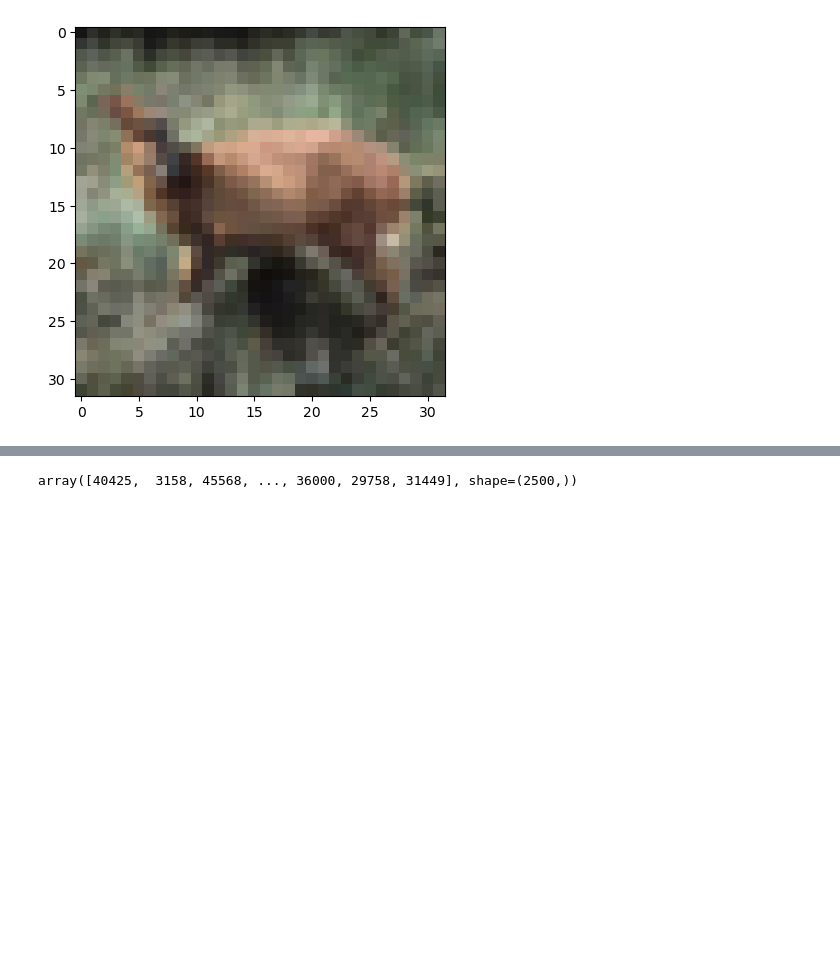
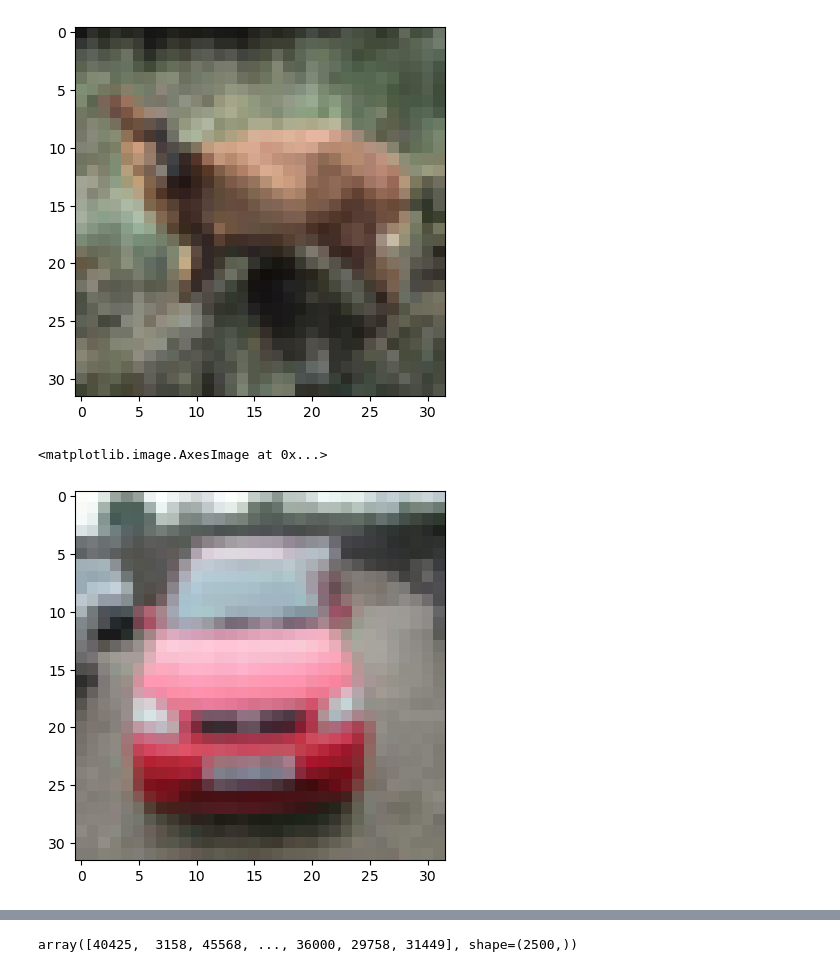
Before and after one commit to nikitamahmoudi/EECS6322Project, a Jupyter notebook: cifar10_poisoning.ipynb, the cells around one changed output, grey strips where cells are left out. Saved outputs shown, nothing was run; the diff lists cells and outputs as text; code cells hidden in the pictures; blank space fills up the shorter version.

```diff
--- a/cifar10_poisoning.ipynb
+++ b/cifar10_poisoning.ipynb
@@ -64,3 +64,8 @@ plt.imshow(to_imshow(cifar10_train[24925][0]))
 # %% [output]
 <matplotlib.image.AxesImage at 0x...>
 [figure]
+# %%
+plt.imshow(to_imshow(cifar10_train[48898][0]))
+# %% [output]
+<matplotlib.image.AxesImage at 0x...>
+[figure, added]
```
Also changed, not shown: parts of 2 cells of this notebook, 2 other files.
